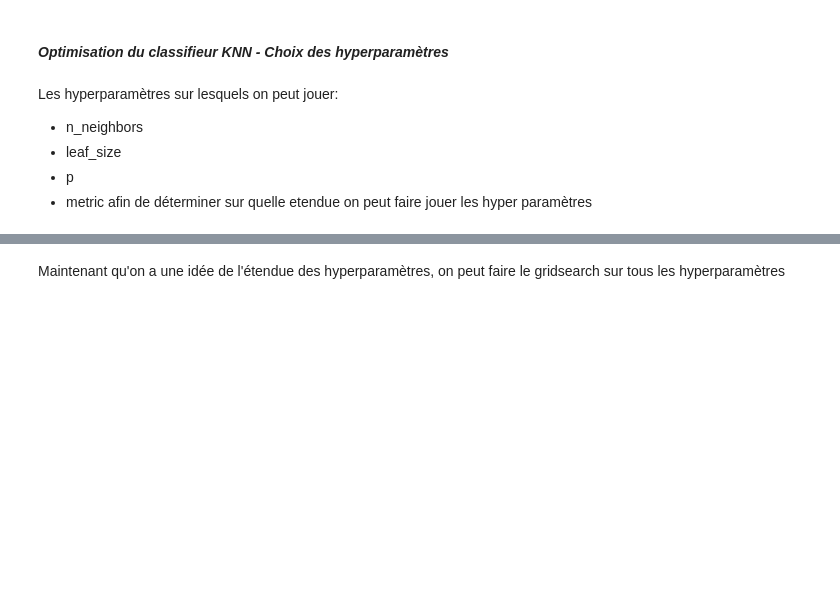
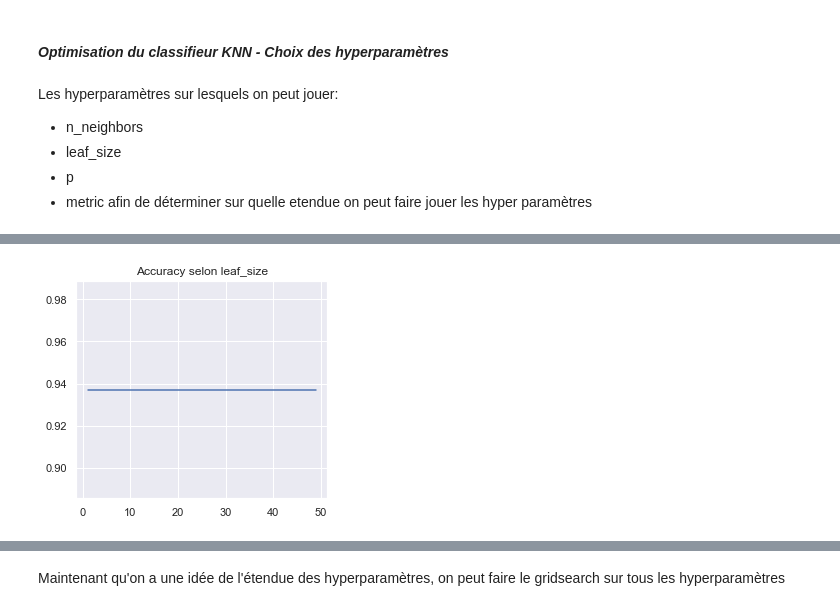
Before and after one commit to ChristopheDS22/CO2_Predict, a Jupyter notebook: Code_CO2_Project.ipynb, the cells around one changed output, grey strips where cells are left out. Saved outputs shown, nothing was run; the diff lists cells and outputs as text; code cells hidden in the pictures; blank space fills up the shorter version.

```diff
--- a/Code_CO2_Project.ipynb
+++ b/Code_CO2_Project.ipynb
@@ -1255,20 +1279,22 @@ plt.title('Accuracy selon le nombre de plus proches voisins');
 # %%
 # On détermine les paramètres leaf_size
 parameters = {'leaf_size': list(range(1,50))}
 
 # On applique la fonction gridsearch au modèle knn
-grid_knn=GridSearchCV(clf_knn2,parameters)
+grid_knn=GridSearchCV(clf_knn,parameters)
 
 # On entraîne grid_svc sur l'ensemble d'entraînement
 grille_knn=grid_knn.fit(X_train, y_train)
 
 # On peut afficher toutes les combinaisons de paramètres
 res=grille_knn.cv_results_
 test_score = res['mean_test_score']
 plt.plot(range(1,50),test_score)
 plt.title('Accuracy selon leaf_size');
 
 # Celui-ci a très peu d'impact
+# %% [output]
+[figure, added]
 # %%
 # On détermine le paramètre p
 parameters = {'p': [1,2]}
```
Also changed, not shown: parts of 39 cells of this notebook.
